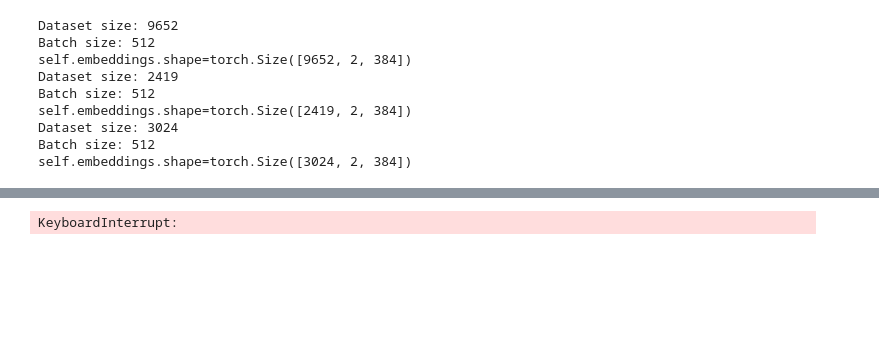
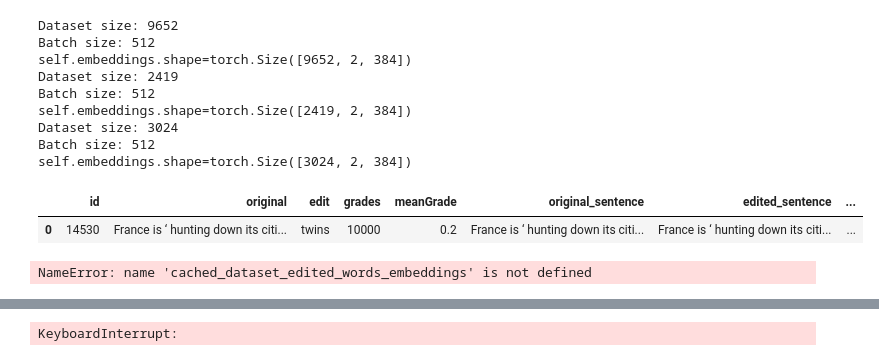
Before and after one commit to Dorijan-Cirkveni/tar-project, a Jupyter notebook: project.ipynb, the cells around one changed output, grey strips where cells are left out. Cells and saved outputs as stored; diff of their text form; code cells hidden in the pictures; blank space fills up the shorter version.

```diff
--- a/project.ipynb
+++ b/project.ipynb
@@ -280,6 +280,16 @@ self.embeddings.shape=torch.Size([2419, 2, 384])
 Dataset size: 3024
 Batch size: 512
 self.embeddings.shape=torch.Size([3024, 2, 384])
+# %%
+cached_dataset_naive_sentence_embeddings[0].df.head(1)
+# %% [output]
+|  | id | original | edit | grades | meanGrade | original_sentence | edited_sentence | ... |
+| 0 | 14530 | France is ‘ hunting down its citi... | twins | 10000 | 0.2 | France is ‘ hunting down its citi... | France is ‘ hunting down its citi... | ... |
+# %%
+cached_dataset_edited_words_embeddings[0].df.describe()
+cached_dataset_edited_words_embeddings
+# %% [output]
+NameError: name 'cached_dataset_edited_words_embeddings' is not defined
 # %%
 cached_dataset_tokenized_sentences = [TokenizedSentencesDataset(df, device=device) for df in cached_base_dataset]
 # %%
```
Also changed, not shown: parts of 3 cells of this notebook.
